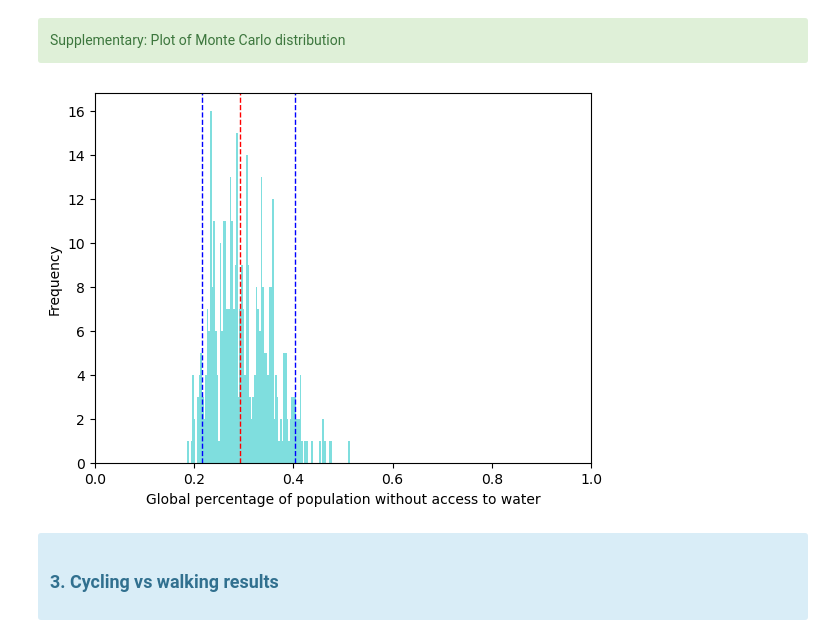
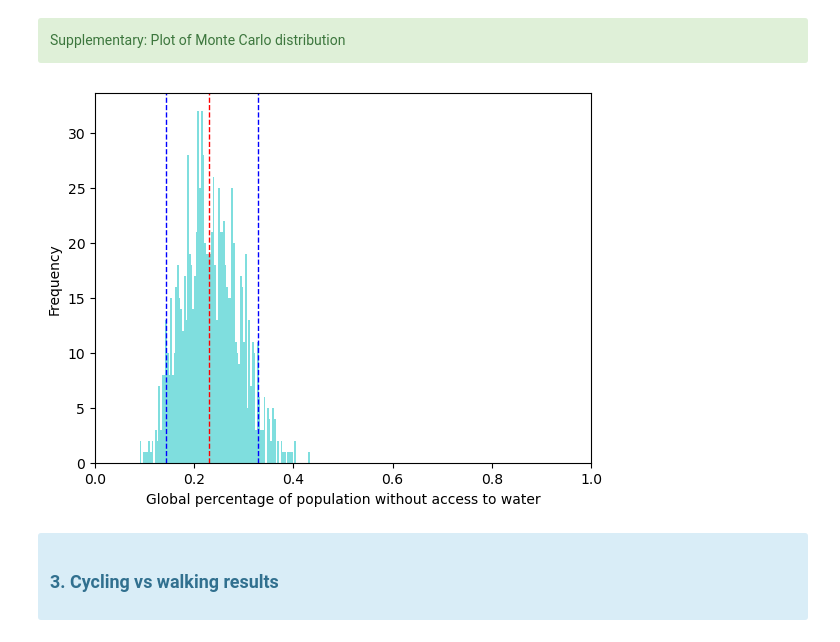
Before and after one commit to allfed/water-access, a Jupyter notebook: scripts/key_results.ipynb, the cells around one changed output. Cells and saved outputs as stored; diff of their text form; code cells hidden in the pictures.

```diff
--- a/scripts/key_results.ipynb
+++ b/scripts/key_results.ipynb
@@ -189,32 +213,41 @@ import numpy as np
 
 # Load pickled simulation results
 simulation_results = pd.read_pickle("../results/countries_simulation_results.pkl")
+
+
+
+
+# Drop GLOBAL from simulation results
+simulation_results = [df[df.index != 'GLOBAL'] for df in simulation_results]
+
+
+
 
 # Calculate global median percentage without water for each simulation using list comprehension
 global_access = [df["country_pop_without_water"].sum() / df["country_pop_raw"].sum() for df in simulation_results]
 
 # Calculate median, 5th percentile, and 95th percentile
 median = np.median(global_access)
 p5 = np.percentile(global_access, 5)
 p95 = np.percentile(global_access, 95)
 
 # Plot histogram of results
 fig, ax = plt.subplots()
 ax.hist(global_access, bins=100, alpha=0.5, color='c')
 ax.set_xlabel("Global percentage of population without access to water")
 ax.set_ylabel("Frequency")
 # ax.set_title("Distribution of Monte Carlo simulation results")
 
 # Add vertical lines for median, 5th percentile, and 95th percentile
 ax.axvline(median, color='red', linestyle='dashed', linewidth=1)
 ax.axvline(p5, color='blue', linestyle='dashed', linewidth=1)
 ax.axvline(p95, color='blue', linestyle='dashed', linewidth=1)
 
 # Set x-axis limits
 ax.set_xlim(0, 1)
 
 if SAVE_FIGURES == True:
     plt.savefig("../results/mc_distribution_no_water.png")
 plt.show()
 # %% [output]
-[figure, old version]
+[figure, new version]
```
Also changed, not shown: parts of 24 cells of this notebook, 18 other files.
